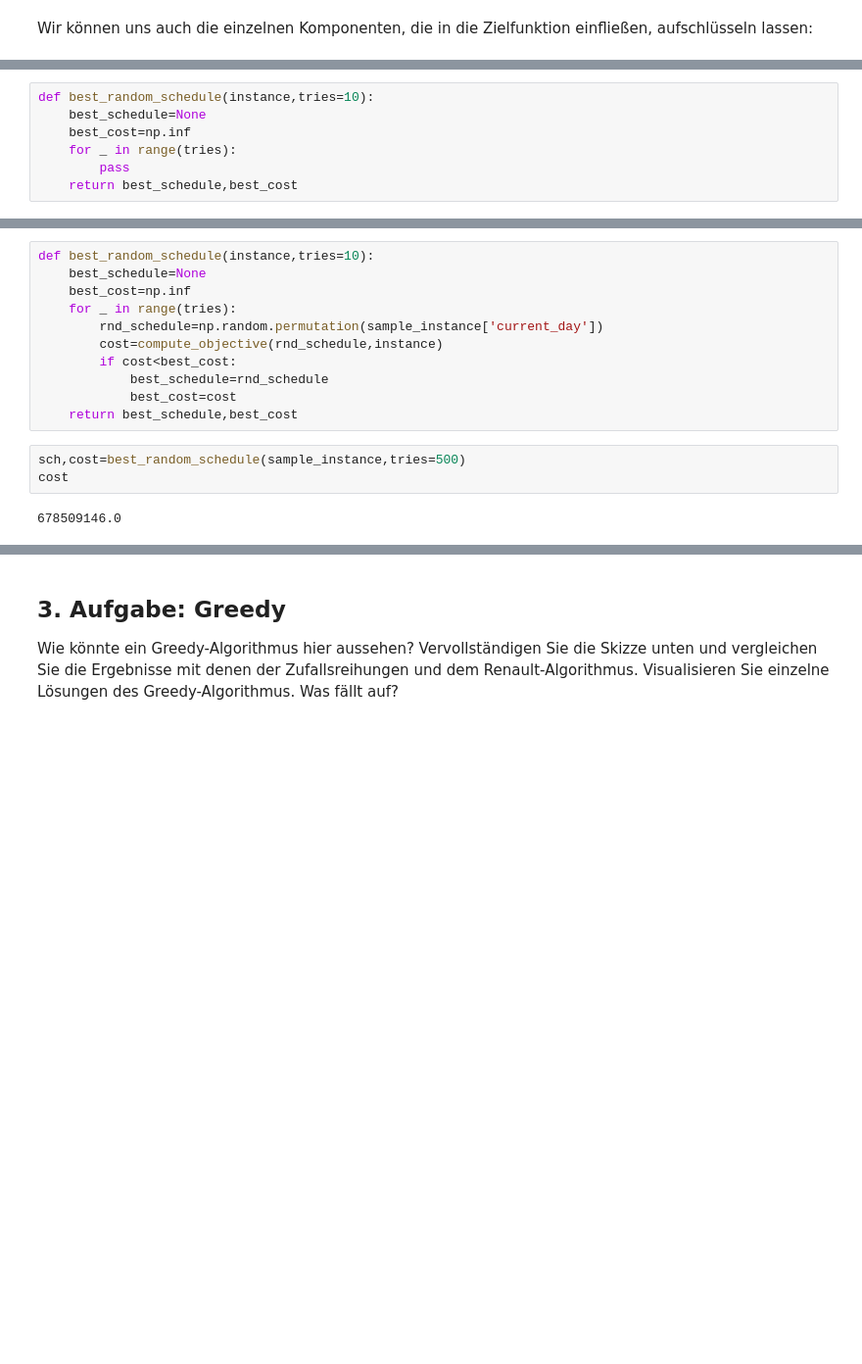
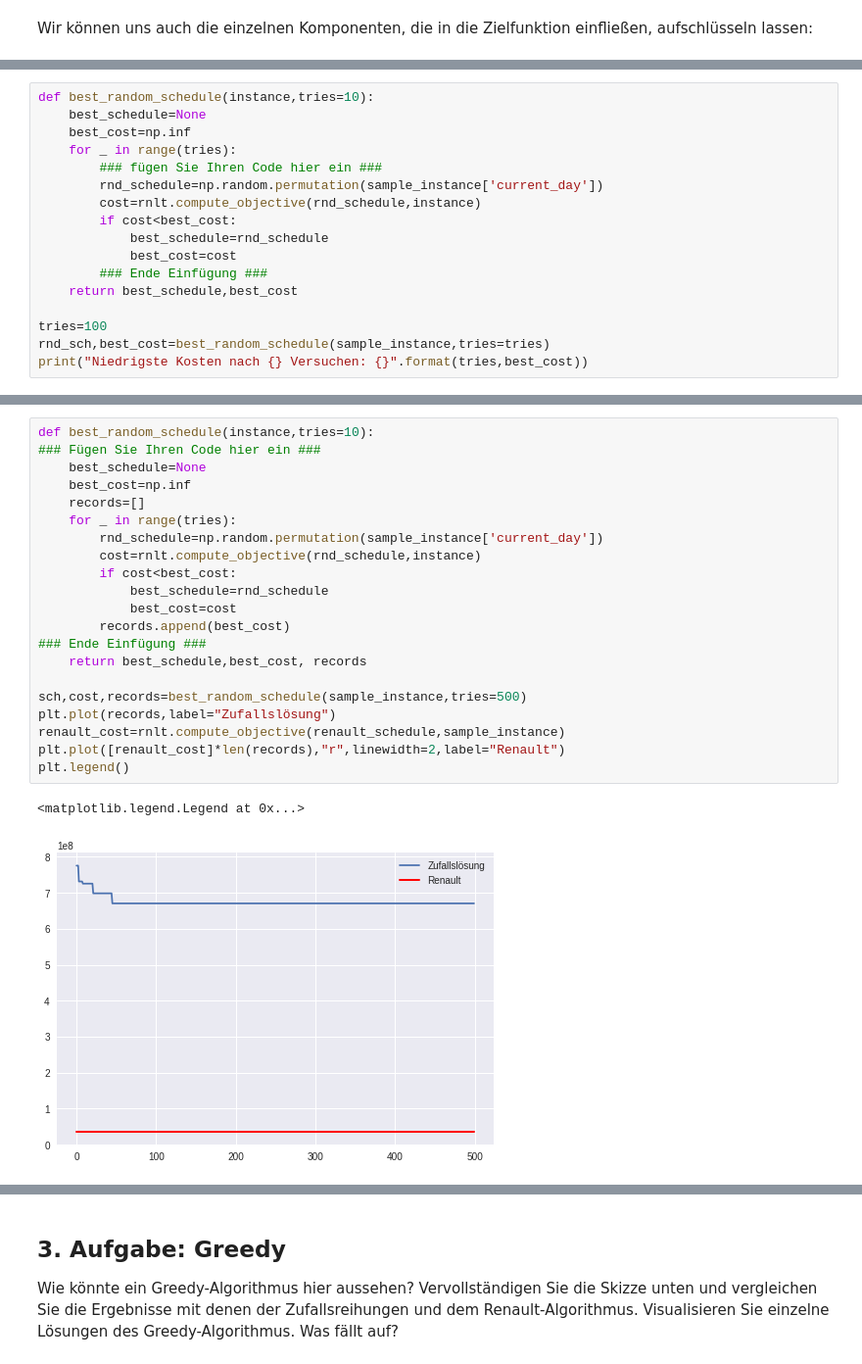
Before and after one commit to henningbruhn/mobp, a Jupyter notebook: sequencing_aufgabe/LSG_renault2.ipynb, the cells around one changed output, grey strips where cells are left out. Shown at 98% size. Saved outputs shown, nothing was run; the diff lists cells and outputs as text; blank space fills up the shorter version.

```diff
--- a/sequencing_aufgabe/LSG_renault2.ipynb
+++ b/sequencing_aufgabe/LSG_renault2.ipynb
@@ -333,5 +129,15 @@ def best_random_schedule(instance,tries=10):
     best_schedule=None
     best_cost=np.inf
     for _ in range(tries):
-        pass
+        ### fügen Sie Ihren Code hier ein ###
+        rnd_schedule=np.random.permutation(sample_instance['current_day'])
+        cost=rnlt.compute_objective(rnd_schedule,instance)
+        if cost<best_cost:
+            best_schedule=rnd_schedule
+            best_cost=cost
+        ### Ende Einfügung ###
     return best_schedule,best_cost
+
+tries=100
+rnd_sch,best_cost=best_random_schedule(sample_instance,tries=tries)
+print("Niedrigste Kosten nach {} Versuchen: {}".format(tries,best_cost))
@@ -338,16 +148,24 @@ def best_random_schedule(instance,tries=10):
 # %%
 def best_random_schedule(instance,tries=10):
+### Fügen Sie Ihren Code hier ein ###
     best_schedule=None
     best_cost=np.inf
+    records=[]
     for _ in range(tries):
         rnd_schedule=np.random.permutation(sample_instance['current_day'])
-        cost=compute_objective(rnd_schedule,instance)
+        cost=rnlt.compute_objective(rnd_schedule,instance)
         if cost<best_cost:
             best_schedule=rnd_schedule
             best_cost=cost
-    return best_schedule,best_cost
+        records.append(best_cost)
+### Ende Einfügung ###
+    return best_schedule,best_cost, records
+
+sch,cost,records=best_random_schedule(sample_instance,tries=500)
+plt.plot(records,label="Zufallslösung")
+renault_cost=rnlt.compute_objective(renault_schedule,sample_instance)
+plt.plot([renault_cost]*len(records),"r",linewidth=2,label="Renault")
+plt.legend()
+# %% [output]
+<matplotlib.legend.Legend at 0x...>
+[figure, added]
-# %%
-sch,cost=best_random_schedule(sample_instance,tries=500)
-cost
-# %% [output]
-678509146.0
```
Also changed, not shown: parts of 38 cells of this notebook, 3 other files.
